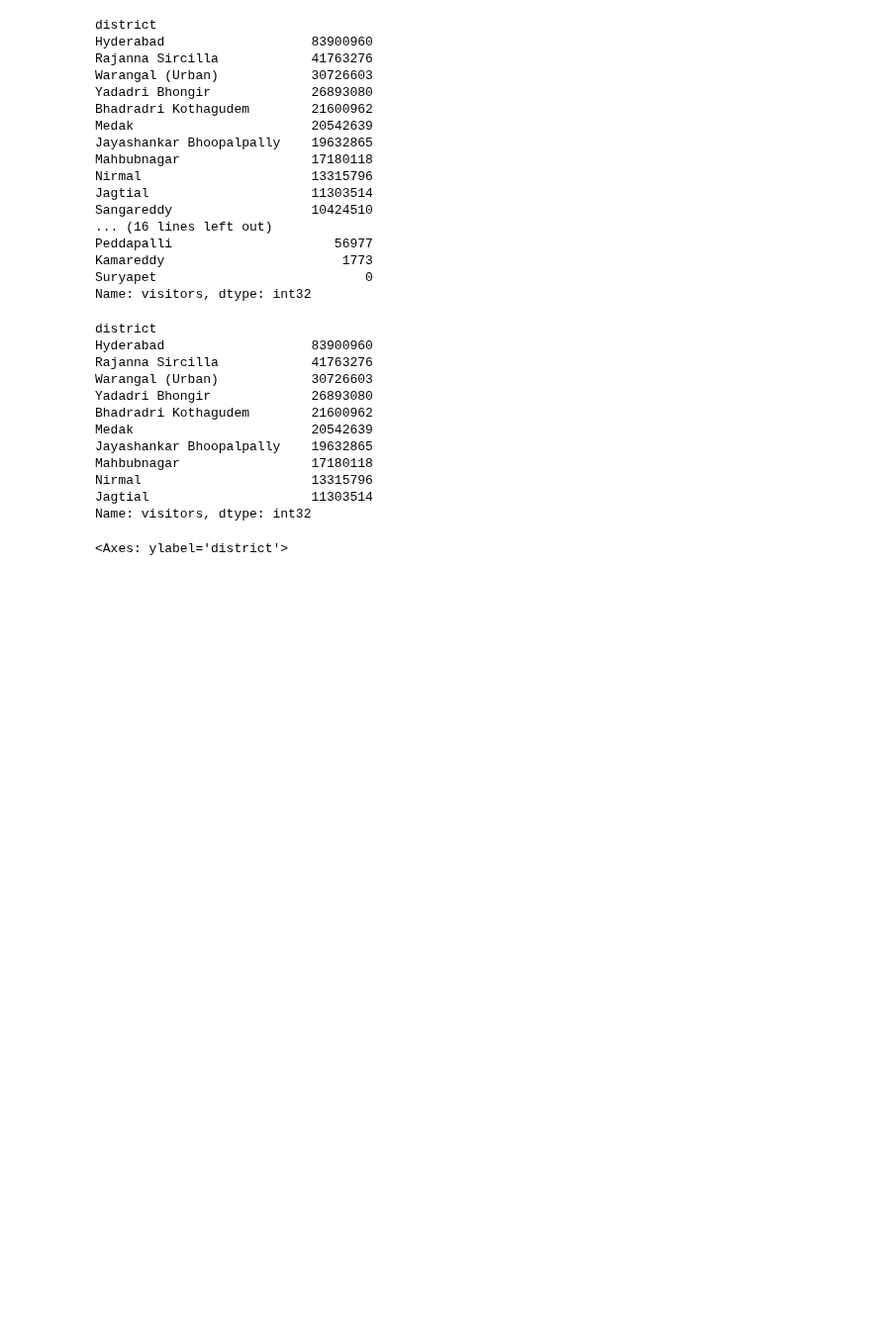
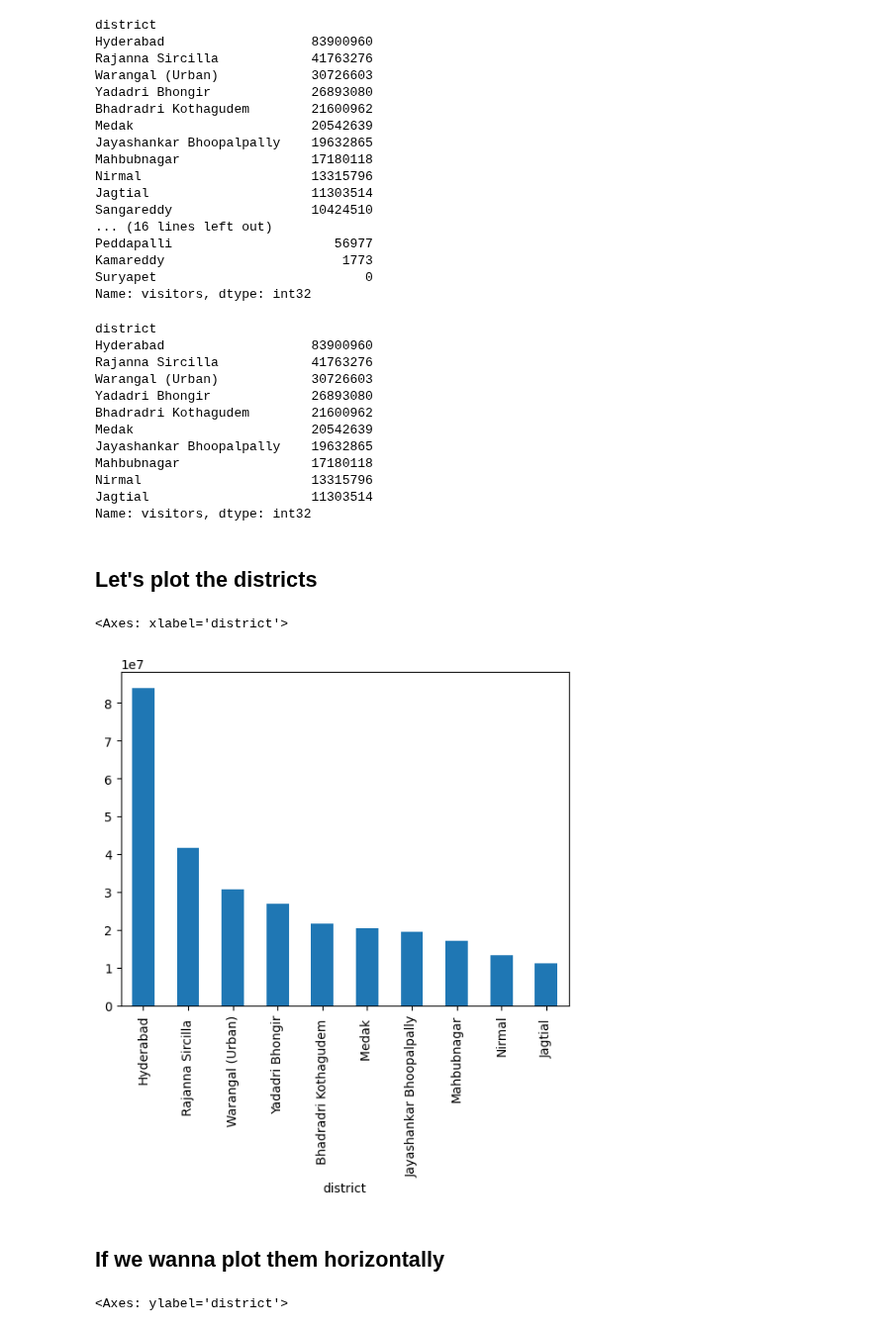
Before and after one commit to sourabhms66/Tourism_Revenue, a Jupyter notebook: codes.ipynb, the cells around one changed output. Shown at 99% size. Saved outputs shown, nothing was run; the diff lists cells and outputs as text; code cells hidden in the pictures; blank space fills up the shorter version.

```diff
--- a/codes.ipynb
+++ b/codes.ipynb
@@ -219,6 +219,15 @@ Mahbubnagar                 17180118
 Nirmal                      13315796
 Jagtial                     11303514
 Name: visitors, dtype: int32
+# %% [markdown]
+## Let's plot the districts
+# %%
+domestic_clean.groupby('district')['visitors'].sum().sort_values(ascending=False).head(10).plot(kind='bar')
+# %% [output]
+<Axes: xlabel='district'>
+[figure, added]
+# %% [markdown]
+## If we wanna plot them horizontally
 # %%
 domestic_clean.groupby('district')['visitors'].sum().sort_values(ascending=False).head(10).plot(kind='barh')
 # %% [output]
```
